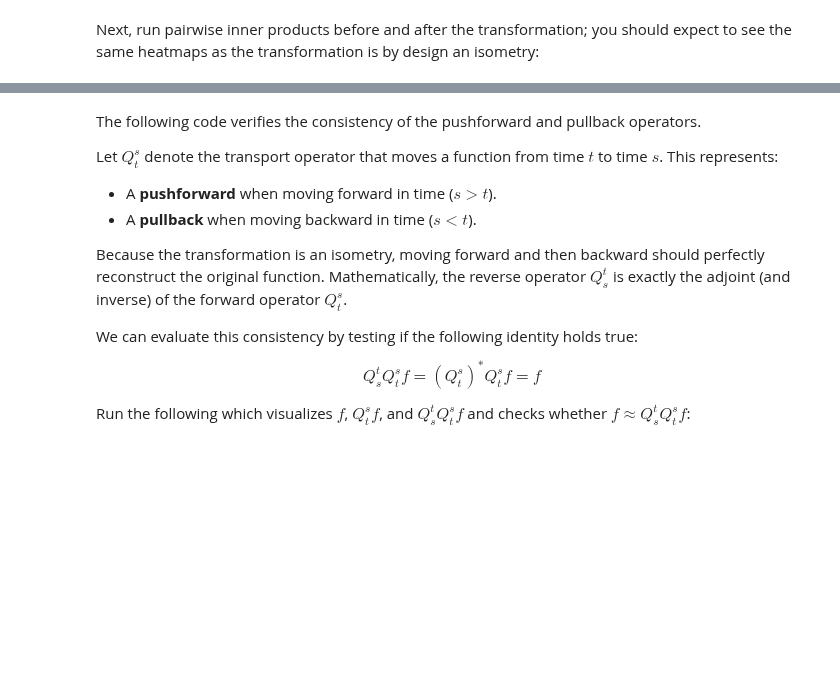
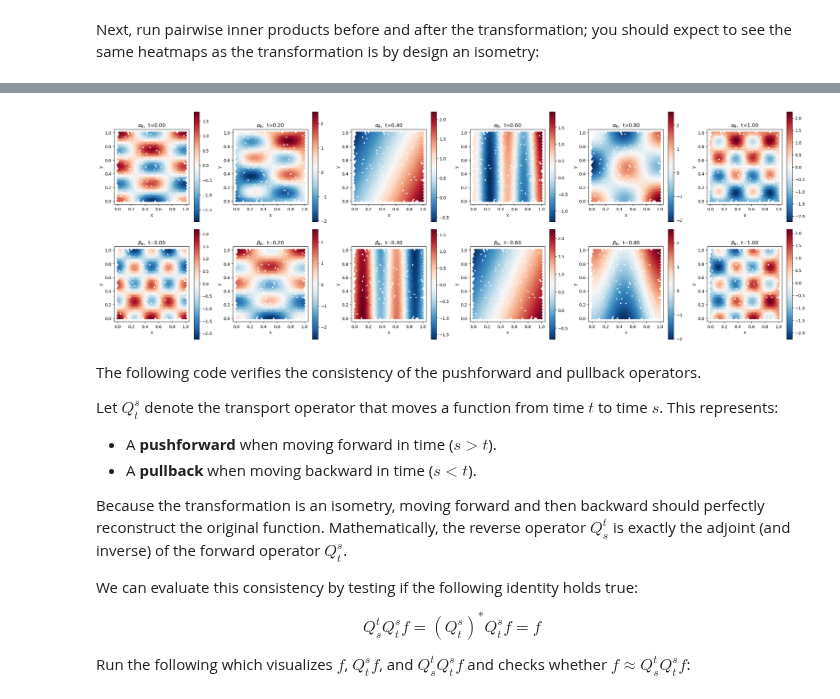
Before and after one commit to HamidrezaKmK/Learning-ONBs, a Jupyter notebook: notebooks/isometries/eulerian_transform.ipynb, the cells around one changed output, grey strips where cells are left out. Cells and saved outputs as stored; diff of their text form; code cells hidden in the pictures; blank space fills up the shorter version.

```diff
--- a/notebooks/isometries/eulerian_transform.ipynb
+++ b/notebooks/isometries/eulerian_transform.ipynb
@@ -149,3 +176,40 @@ plt.show()
+# %%
+%autoreload 2
+import torch
+import matplotlib.pyplot as plt
+from infidictionary.domain_samplers import SquareSampler
+
+timesteps = torch.linspace(0.0, 1.0, 6)
+N_vis = 80
+coords_vis = SquareSampler().sample(N_vis).to(device)
+N_pts = coords_vis.shape[0]
+
+fig, axes = plt.subplots(nrows=2, ncols=len(timesteps), figsize=(4 * len(timesteps), 8))
+
+with torch.no_grad():
+    for j, t_val in enumerate(timesteps):
+        t_batch = torch.full((N_pts,), t_val.item(), device=device, dtype=coords_vis.dtype)
+        alpha, beta = isometry.function_field(t_batch, coords_vis)  # (N, C)
+
+        for row, (field, name) in enumerate([(alpha, r'$\alpha_\theta$'), (beta, r'$\beta_\theta$')]):
+            ax = axes[row, j]
+            hb = ax.hexbin(
+                coords_vis[:, 0].cpu(),
+                coords_vis[:, 1].cpu(),
+                C=field[:, 0].cpu(),
+                gridsize=40,
+                cmap='RdBu_r',
+            )
+            plt.colorbar(hb, ax=ax)
+            ax.set_title(f'{name},  t={t_val:.2f}')
+            ax.set_xlabel('x')
+            ax.set_ylabel('y')
+            ax.set_aspect('equal')
+
+plt.tight_layout()
+plt.show()
+# %% [output]
+[figure, added]
 # %% [markdown]
 The following code verifies the consistency of the pushforward and pullback operators.
 
```
Also changed, not shown: parts of 6 cells of this notebook, 15 other files.
